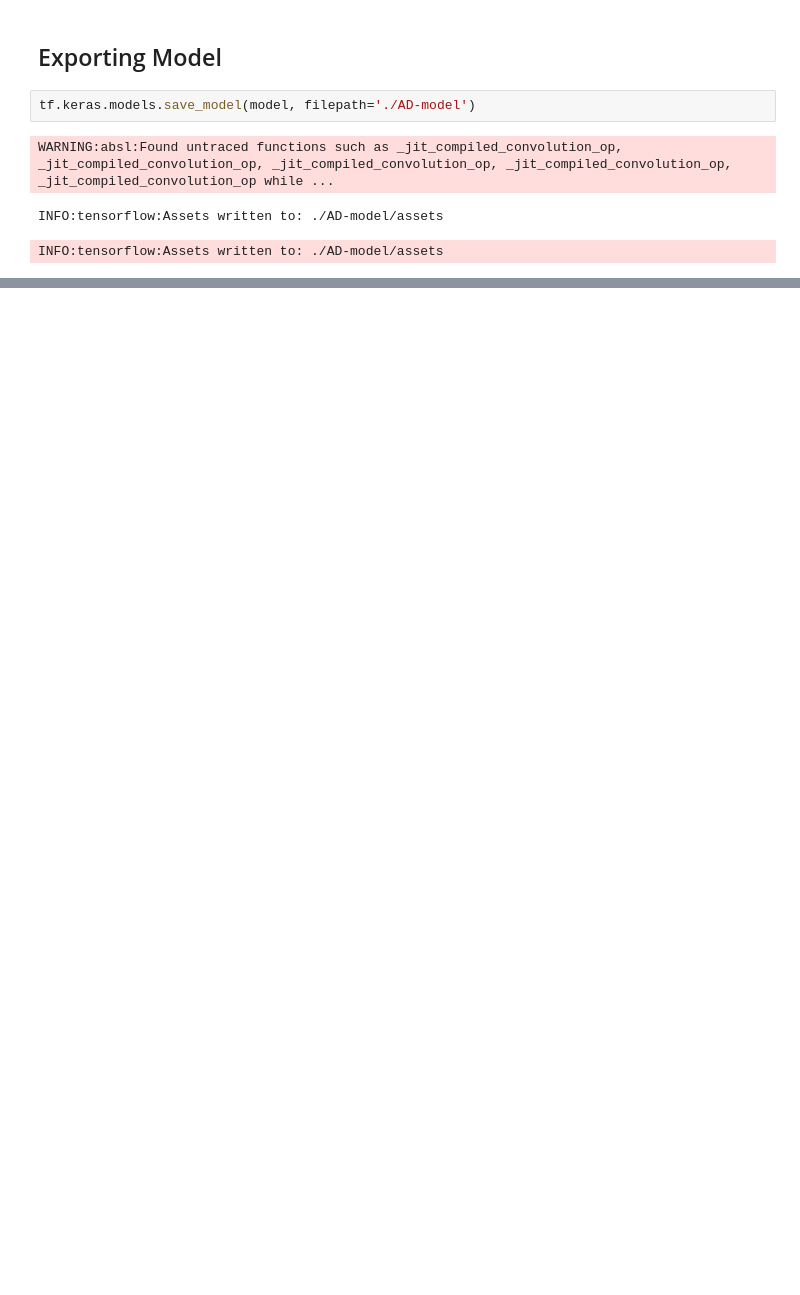
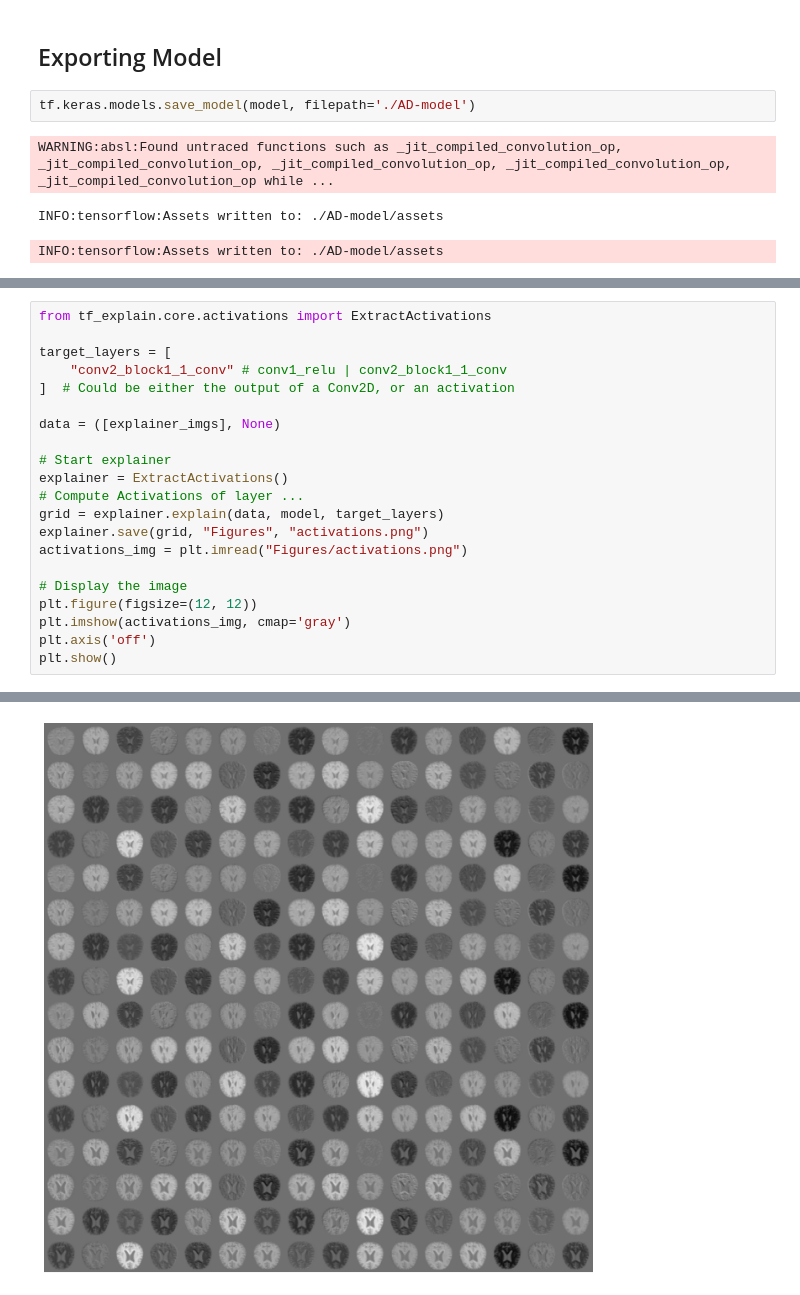
Before and after one commit to fvfarahani/Alzheimers-CNN, a Jupyter notebook: main.ipynb, the cells around one changed output, grey strips where cells are left out. Drawn from its saved outputs; the diff is of its cells as text; blank space fills up the shorter version.

```diff
--- a/main.ipynb
+++ b/main.ipynb
@@ -593,0 +781,22 @@ INFO:tensorflow:Assets written to: ./AD-model/assets
+# %%
+from tf_explain.core.activations import ExtractActivations
+
+target_layers = [
+    "conv2_block1_1_conv" # conv1_relu | conv2_block1_1_conv
+]  # Could be either the output of a Conv2D, or an activation
+
+data = ([explainer_imgs], None)
+
+# Start explainer
+explainer = ExtractActivations()
+# Compute Activations of layer ...
+grid = explainer.explain(data, model, target_layers)
+explainer.save(grid, "Figures", "activations.png")
+activations_img = plt.imread("Figures/activations.png")
+
+# Display the image
+plt.figure(figsize=(12, 12))
+plt.imshow(activations_img, cmap='gray')
+plt.axis('off')
+plt.show()
+# %% [output]
@@ -593,0 +804 @@ INFO:tensorflow:Assets written to: ./AD-model/assets
+[figure, added]
```
Also changed, not shown: parts of 18 cells of this notebook.
